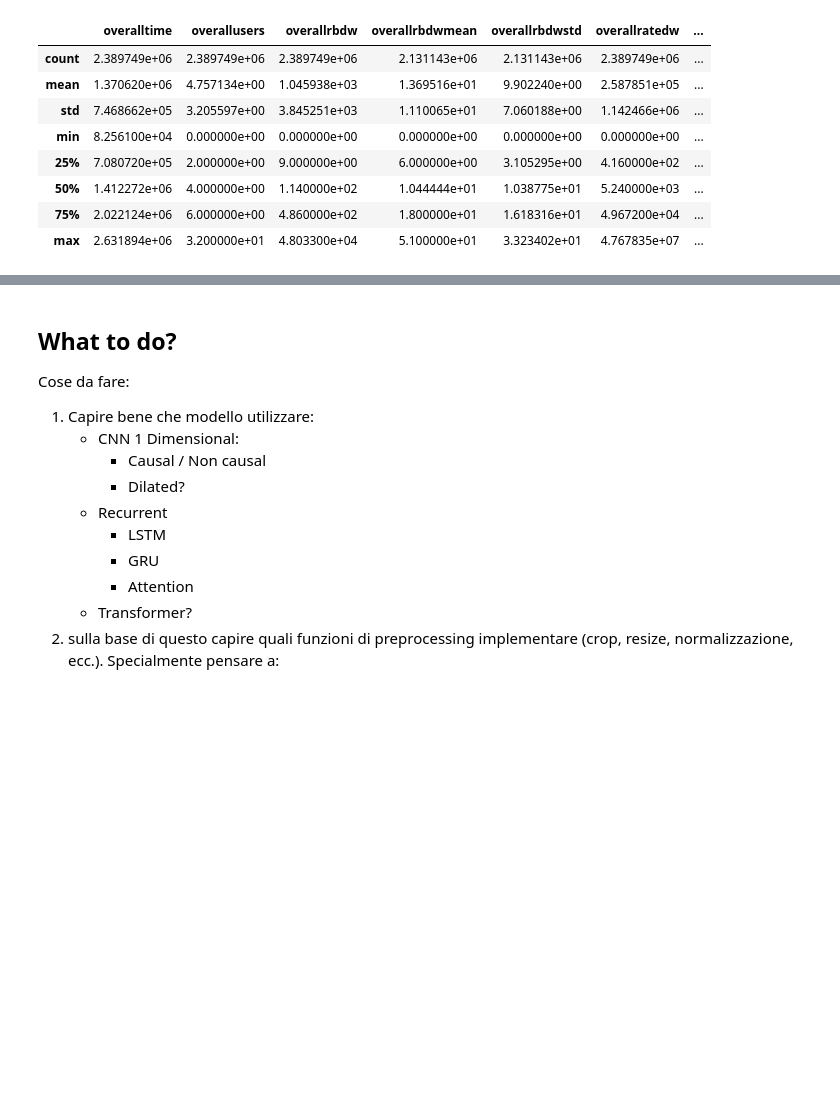
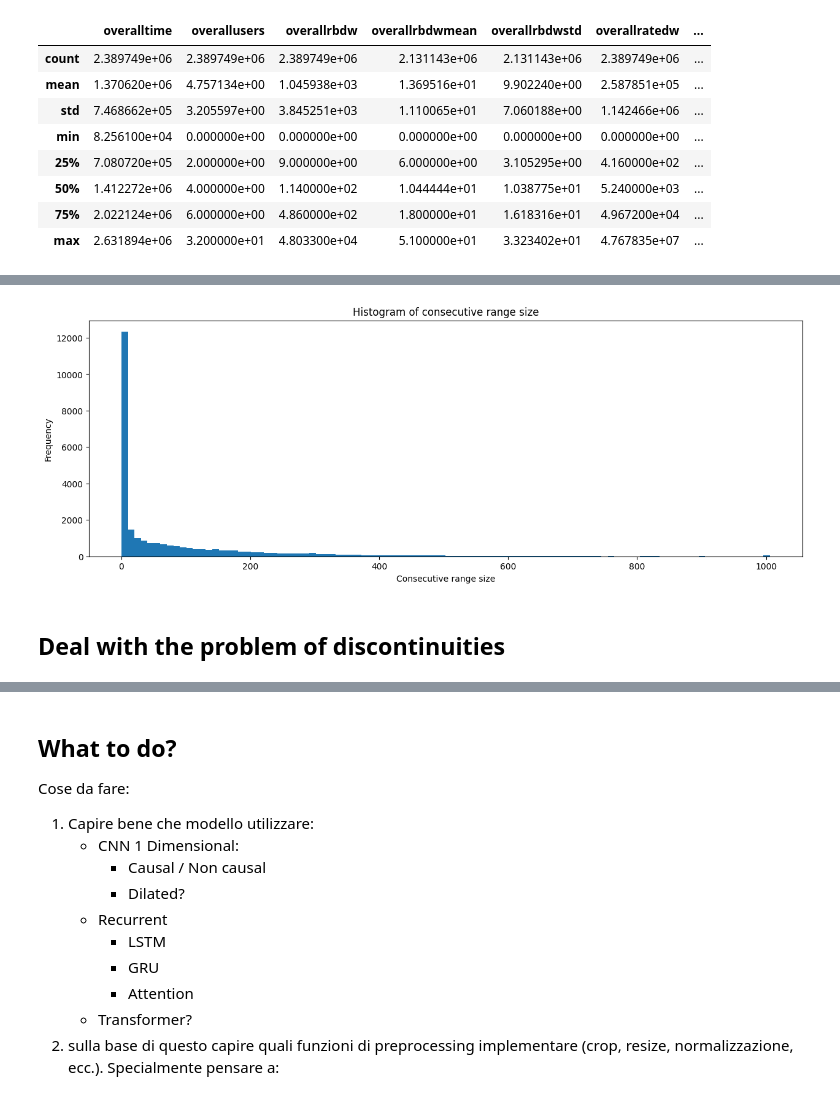
Before and after one commit to rmazzier/MLCommSysProject, a Jupyter notebook: exploratory_data_analysis.ipynb, the cells around one changed output, grey strips where cells are left out. Drawn from its saved outputs; the diff is of its cells as text; code cells hidden in the pictures; blank space fills up the shorter version.

```diff
--- a/exploratory_data_analysis.ipynb
+++ b/exploratory_data_analysis.ipynb
@@ -109,0 +188,22 @@ len(data)
+# %%
+# Scan the data to find the size of the consecutive time ranges
+def find_consecutive_ranges(data):
+    consecutive_ranges = []
+
+    start_idx = data.iloc[0,0]
+    consecutive_range_start = start_idx
+    consecutive_range_end = start_idx
+
+    for i in range(1, len(data)):
+        if i % 100000 == 0:
+            print(f"Checking row {i}")
+        if data.iloc[i, 0] == data.iloc[i-1, 0] + 1:
+            consecutive_range_end += 1
+        else:
+            consecutive_ranges.append((consecutive_range_start - start_idx, consecutive_range_end - start_idx))
+            consecutive_range_start = data.iloc[i, 0]
+            consecutive_range_end = data.iloc[i, 0]
+
+    return consecutive_ranges
+
+consecutive_ranges = find_consecutive_ranges(data)
@@ -109,0 +228,11 @@ len(data)
+# %%
+plt.figure(figsize=(15, 5))
+plt.hist( [end - start for start, end in consecutive_ranges], bins=100)
+plt.xlabel("Consecutive range size")
+plt.ylabel("Frequency")
+plt.title("Histogram of consecutive range size")
+plt.show()
+# %% [output]
+[figure, added]
+# %% [markdown]
+## Deal with the problem of discontinuities
```
Also changed, not shown: parts of 18 cells of this notebook, 6 other files.
